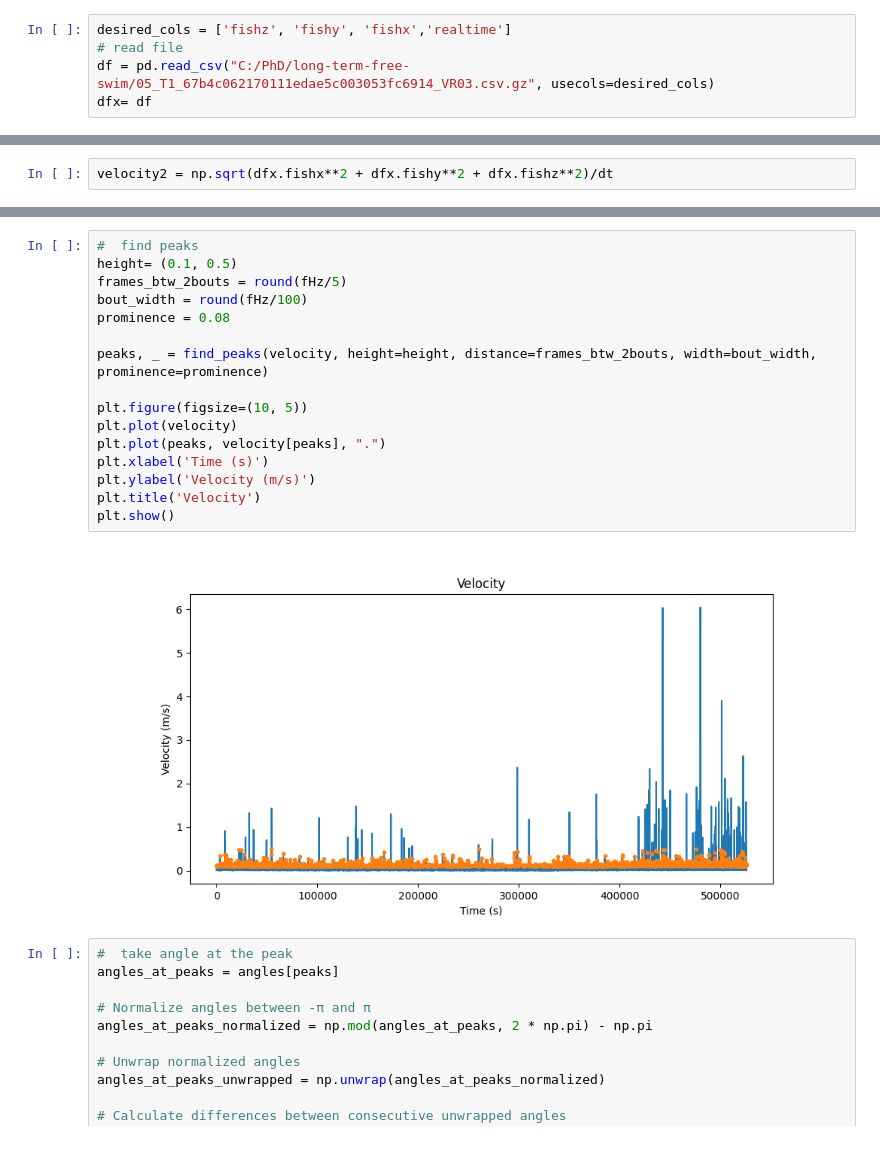
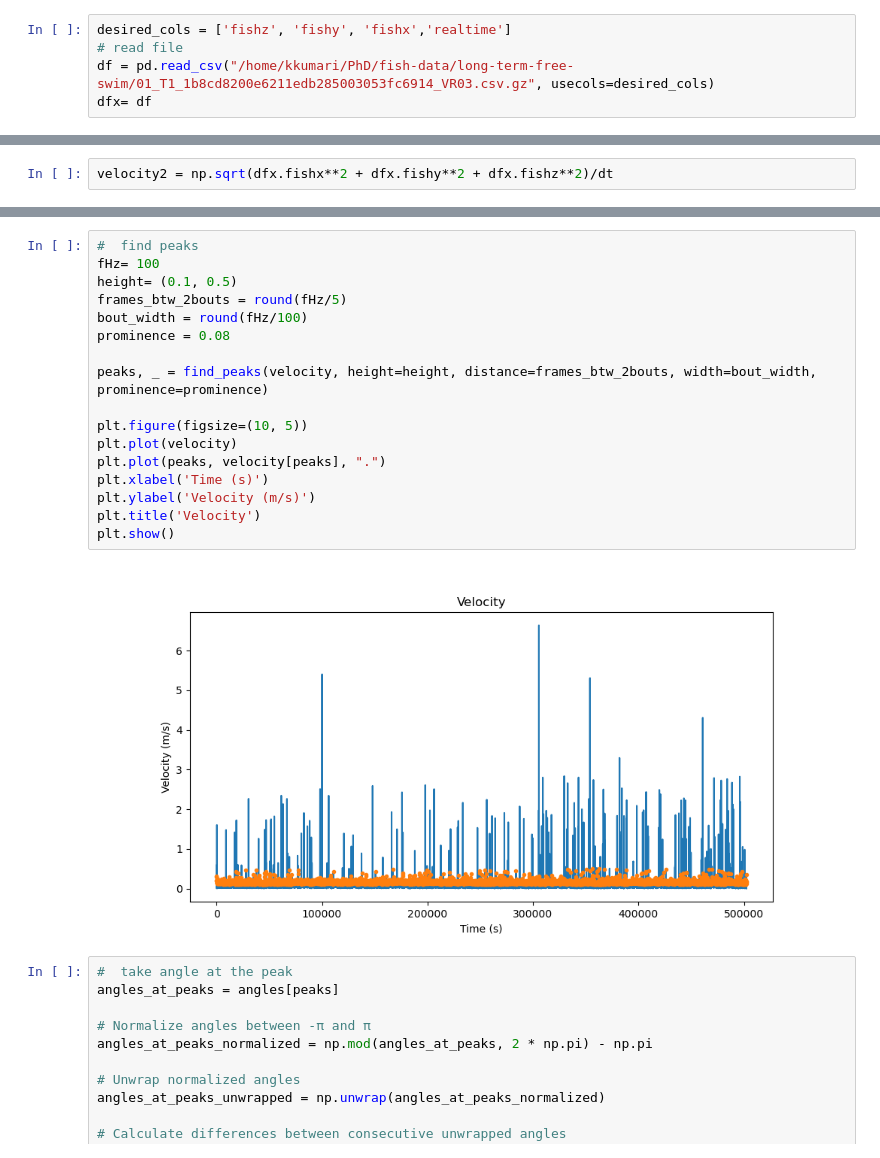
Before and after one commit to kajalkumarii/Bias, a Jupyter notebook: tun_bias_single.ipynb, the cells around one changed output, grey strips where cells are left out. Cells and saved outputs as stored; diff of their text form.

Commit message:
update graphs

```diff
--- a/tun_bias_single.ipynb
+++ b/tun_bias_single.ipynb
@@ -42,7 +42,7 @@ from tqdm.notebook import tqdm
 # %%
 desired_cols = ['fishz', 'fishy', 'fishx','realtime']
 # read file
-df = pd.read_csv("C:/PhD/long-term-free-swim/05_T1_67b4c062170111edae5c003053fc6914_VR03.csv.gz", usecols=desired_cols)
+df = pd.read_csv("/home/kkumari/PhD/fish-data/long-term-free-swim/01_T1_1b8cd8200e6211edb285003053fc6914_VR03.csv.gz", usecols=desired_cols)
 dfx= df
 # %%
 # #  get all files form folder with keyword 01
@@ -204,21 +204,22 @@ plt.show()
 # %%
 #  find peaks
+fHz= 100
 height= (0.1, 0.5)
 frames_btw_2bouts = round(fHz/5)
 bout_width = round(fHz/100)
 prominence = 0.08
 
 peaks, _ = find_peaks(velocity, height=height, distance=frames_btw_2bouts, width=bout_width, prominence=prominence)
 
 plt.figure(figsize=(10, 5))
 plt.plot(velocity)
 plt.plot(peaks, velocity[peaks], ".")
 plt.xlabel('Time (s)')
 plt.ylabel('Velocity (m/s)')
 plt.title('Velocity')
 plt.show()
 # %% [output]
-[figure, old version]
+[figure, new version]
 # %%
 #  take angle at the peak
 angles_at_peaks = angles[peaks]
```
Also changed, not shown: parts of 24 cells of this notebook, 23 other files.
